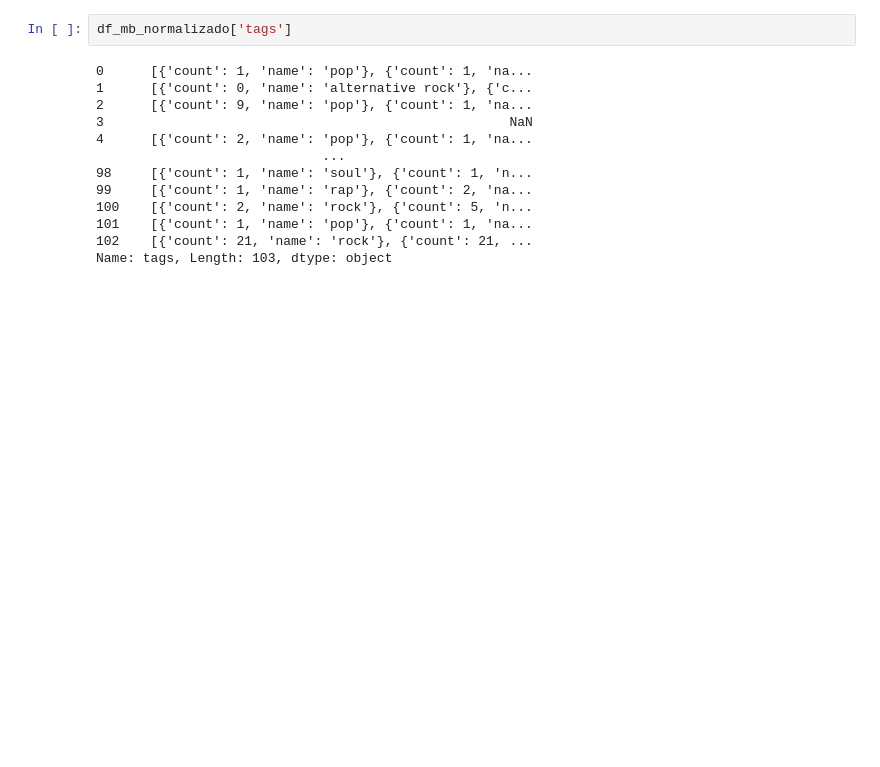
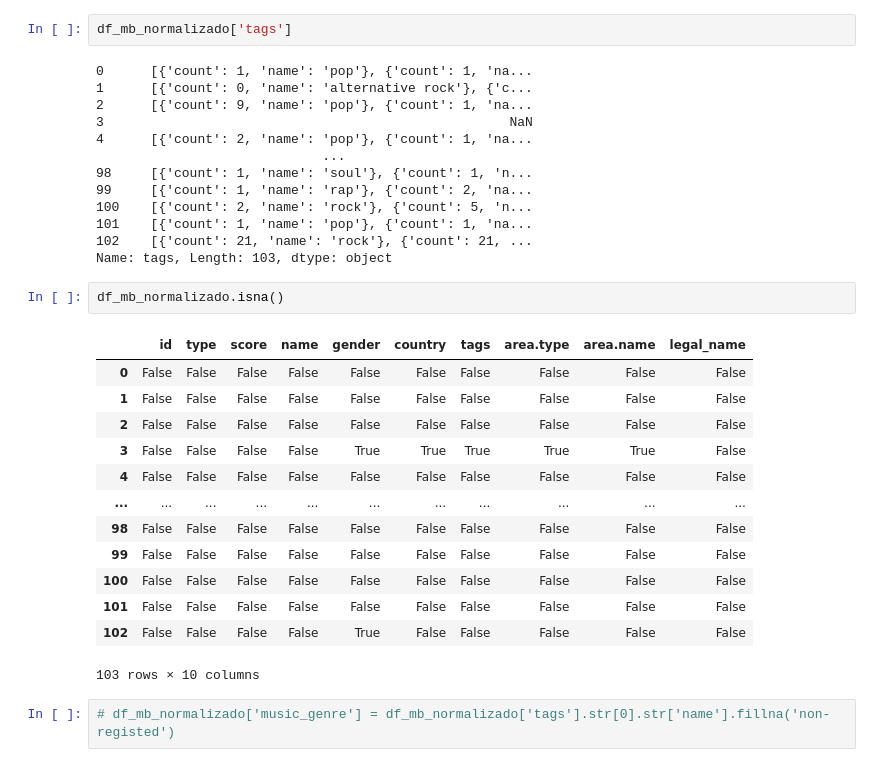
Before and after one commit to Brendalu2005/music-data-analysis, a Jupyter notebook: notebooks/transform/transform_musicbrainz.ipynb, the cells around one changed output. Drawn from its saved outputs; the diff is of its cells as text; blank space fills up the shorter version.

```diff
--- a/notebooks/transform/transform_musicbrainz.ipynb
+++ b/notebooks/transform/transform_musicbrainz.ipynb
@@ -92,3 +162,21 @@ df_mb_normalizado['tags']
 101    [{'count': 1, 'name': 'pop'}, {'count': 1, 'na...
 102    [{'count': 21, 'name': 'rock'}, {'count': 21, ...
 Name: tags, Length: 103, dtype: object
+# %%
+df_mb_normalizado.isna()
+# %% [output]
+|  | id | type | score | name | gender | country | tags | area.type | area.name | legal_name |
+| 0 | False | False | False | False | False | False | False | False | False | False |
+| 1 | False | False | False | False | False | False | False | False | False | False |
+| 2 | False | False | False | False | False | False | False | False | False | False |
+| 3 | False | False | False | False | True | True | True | True | True | False |
+| 4 | False | False | False | False | False | False | False | False | False | False |
+| ... | ... | ... | ... | ... | ... | ... | ... | ... | ... | ... |
+| 98 | False | False | False | False | False | False | False | False | False | False |
+| 99 | False | False | False | False | False | False | False | False | False | False |
+| 100 | False | False | False | False | False | False | False | False | False | False |
+| 101 | False | False | False | False | False | False | False | False | False | False |
+| 102 | False | False | False | False | True | False | False | False | False | False |
+103 rows × 10 columns
+# %%
+# df_mb_normalizado['music_genre'] = df_mb_normalizado['tags'].str[0].str['name'].fillna('non-registed')
```
Also changed, not shown: parts of 5 cells of this notebook, 1 other file.
